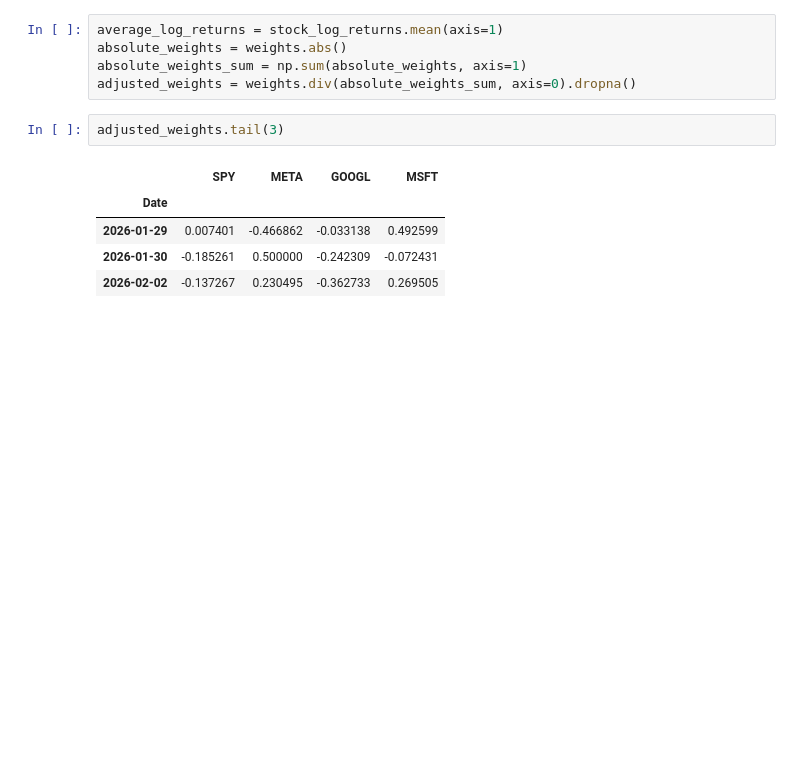
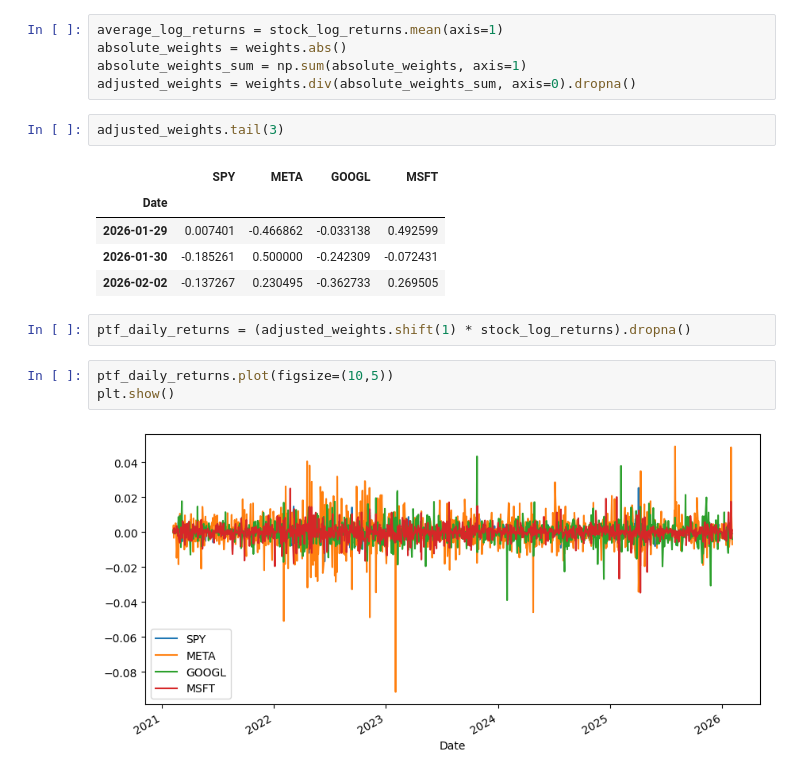
Before and after one commit to jackashleyb/simple-long-short-equity-strategy-in-python, a Jupyter notebook: simple long short equity strategy in python.ipynb, the cells around one changed output. Saved outputs shown, nothing was run; the diff lists cells and outputs as text; blank space fills up the shorter version.

```diff
--- a/simple long short equity strategy in python.ipynb
+++ b/simple long short equity strategy in python.ipynb
@@ -84,3 +84,10 @@ adjusted_weights.tail(3)
 | 2026-01-29 | 0.007401 | -0.466862 | -0.033138 | 0.492599 |
 | 2026-01-30 | -0.185261 | 0.500000 | -0.242309 | -0.072431 |
 | 2026-02-02 | -0.137267 | 0.230495 | -0.362733 | 0.269505 |
+# %%
+ptf_daily_returns = (adjusted_weights.shift(1) * stock_log_returns).dropna()
+# %%
+ptf_daily_returns.plot(figsize=(10,5))
+plt.show()
+# %% [output]
+[figure, added]
```
